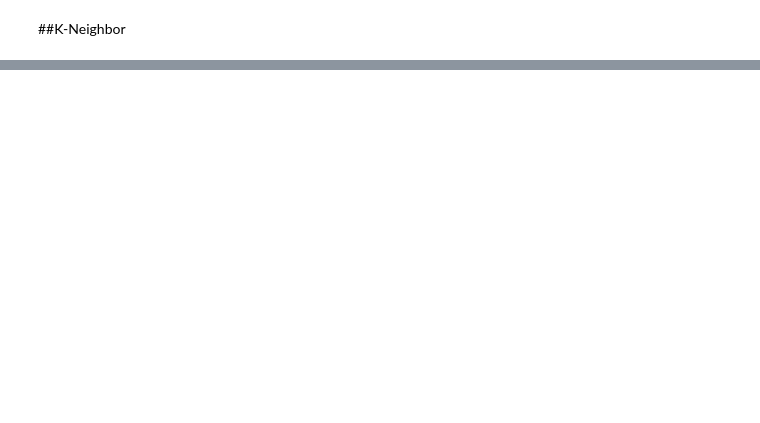
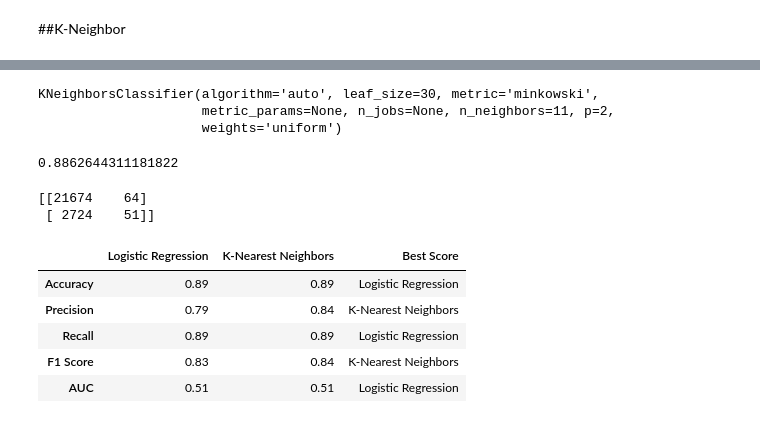
Before and after one commit to Avianou48/Studies, a Jupyter notebook: Python/main_project_copy.ipynb, the cells around one changed output, grey strips where cells are left out. Saved outputs shown, nothing was run; the diff lists cells and outputs as text; code cells hidden in the pictures; blank space fills up the shorter version.

```diff
--- a/Python/main_project_copy.ipynb
+++ b/Python/main_project_copy.ipynb
@@ -355,0 +612,8 @@ KeyboardInterrupt: ignored
+# %%
+# Fit the KNeighborsClassifier to the training data
+
+knc.fit(X_train, y_train)
+# %% [output]
+KNeighborsClassifier(algorithm='auto', leaf_size=30, metric='minkowski',
+                     metric_params=None, n_jobs=None, n_neighbors=11, p=2,
+                     weights='uniform')
@@ -355,0 +625,31 @@ KeyboardInterrupt: ignored
+# %%
+knc_score = knc.score(X_test, y_test)
+print(knc_score)
+# %% [output]
+0.8862644311181822
+# %%
+# # Fit the test labels and predictions into confusion_matrix and
+# print the matrix
+
+from sklearn.metrics import confusion_matrix
+print(confusion_matrix(y_test, pred))
+# %% [output]
+[[21674    64]
+ [ 2724    51]]
+# %%
+# Create a data frame with the models perfoamnce metrics
+models_scores_table = pd.DataFrame({'Logistic Regression':[0.89,0.79,0.89,0.83,0.51],
+                                           'K-Nearest Neighbors':[0.89,0.84,0.89,0.84,0.51],},
+                                         index=['Accuracy', 'Precision', 'Recall', 'F1 Score', 'AUC'])
+
+models_scores_table['Best Score'] = models_scores_table.idxmax(axis=1)
+# %%
+
+models_scores_table
+# %% [output]
+|  | Logistic Regression | K-Nearest Neighbors | Best Score |
+| Accuracy | 0.89 | 0.89 | Logistic Regression |
+| Precision | 0.79 | 0.84 | K-Nearest Neighbors |
+| Recall | 0.89 | 0.89 | Logistic Regression |
+| F1 Score | 0.83 | 0.84 | K-Nearest Neighbors |
+| AUC | 0.51 | 0.51 | Logistic Regression |
```
Also changed, not shown: parts of 35 cells of this notebook.
